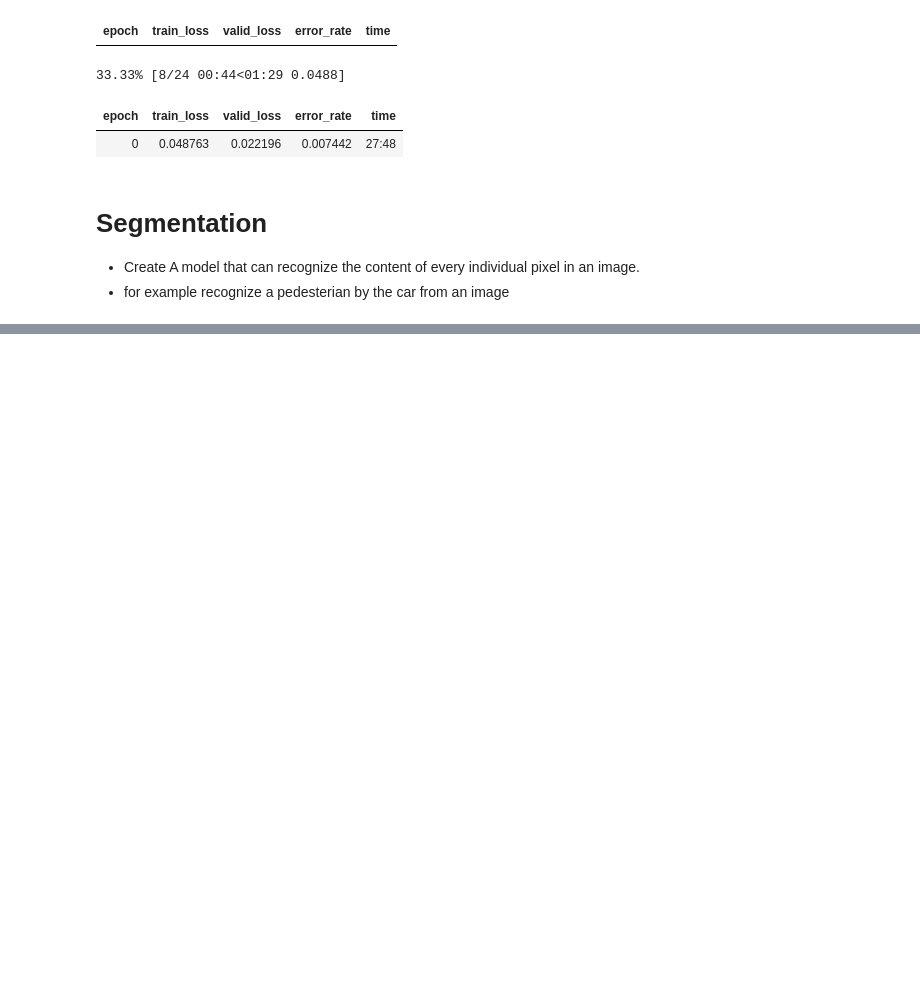
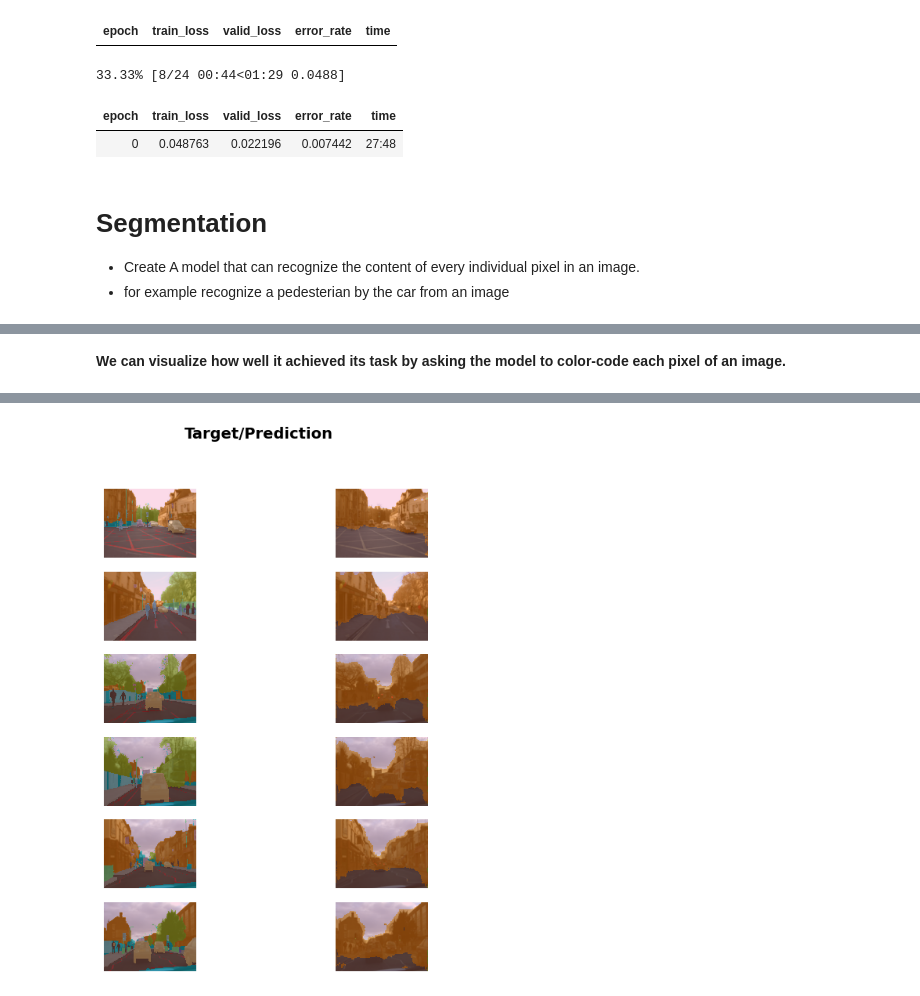
Before and after one commit to Elma-dev/fast_ai, a Jupyter notebook: fast_ai.ipynb, the cells around one changed output, grey strips where cells are left out. Cells and saved outputs as stored; diff of their text form; code cells hidden in the pictures; blank space fills up the shorter version.

```diff
--- a/fast_ai.ipynb
+++ b/fast_ai.ipynb
@@ -47,3 +47,5 @@ learner.fine_tune(1) #how to fit the model =>fine_tune: important tricks to adap
 # Segmentation
 - Create A model that can recognize the content of every individual pixel in an image.
 - for example recognize a pedesterian by the car from an image
+# %%
+path=untar_data(URLs.CAMVID_TINY) #Get Data From CamVid dataset
@@ -49,0 +54,11 @@ learner.fine_tune(1) #how to fit the model =>fine_tune: important tricks to adap
+# %%
+dls=SegmentationDataLoaders.from_label_func(
+  path,
+  fnames=get_image_files(path/"images"),
+  label_func=lambda o:path/"labels"/f'{o.stem}_P{o.suffix}',
+  codes=np.loadtxt(path/'codes.txt',dtype=str),
+  bs=8
+)
+# %%
+learner=unet_learner(dls,resnet34)
+learner.fine_tune(1)
@@ -49,0 +70,6 @@ learner.fine_tune(1) #how to fit the model =>fine_tune: important tricks to adap
+# %% [markdown]
+**We can visualize how well it achieved its task by asking the model to color-code each
+pixel of an image.**
+# %%
+learner.show_results(max_n=6,figsize=(7,8)) #
+# %% [output]
@@ -49,0 +77 @@ learner.fine_tune(1) #how to fit the model =>fine_tune: important tricks to adap
+[figure, added]
```
Also changed, not shown: parts of 13 cells of this notebook.
